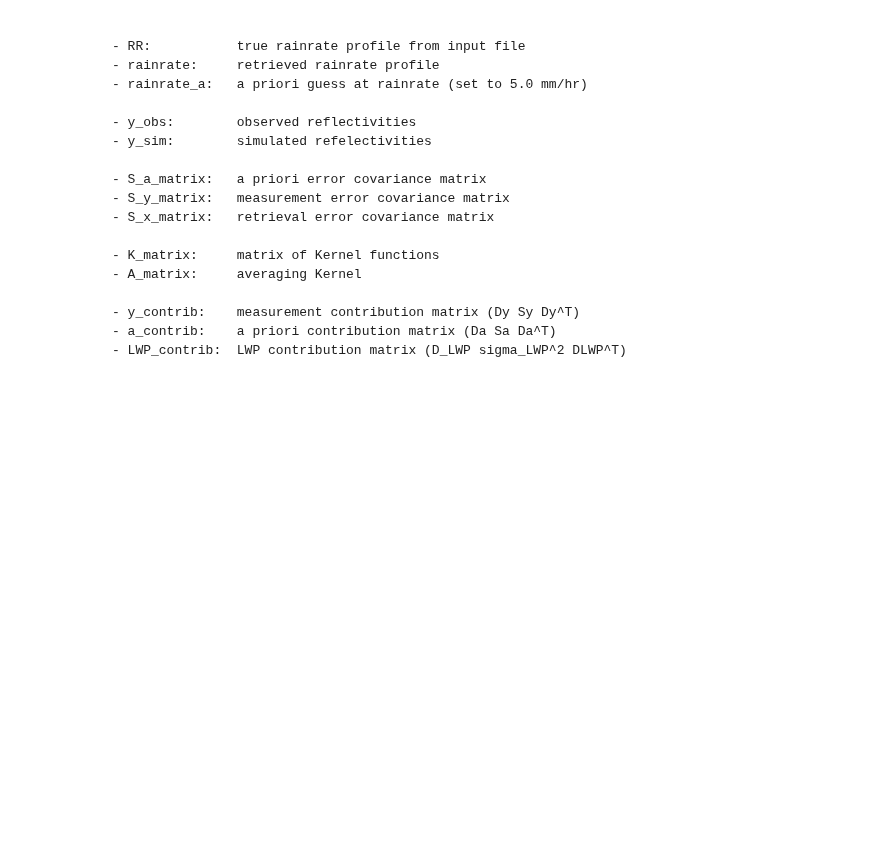
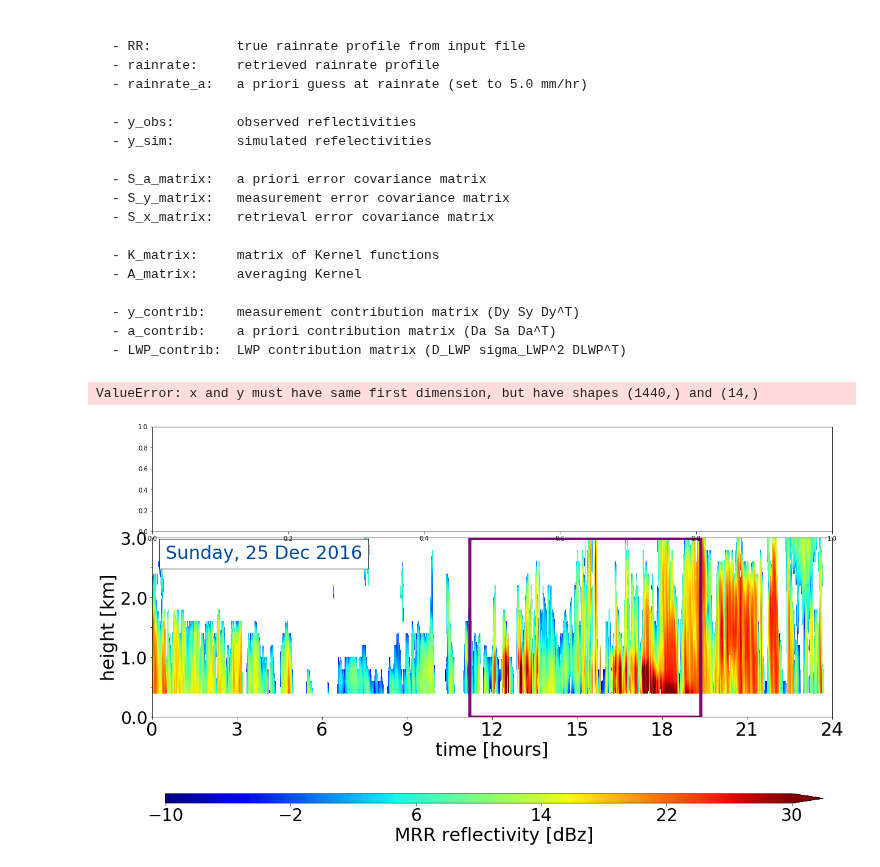
Before and after one commit to franzihe/Python_Masterthesis, a Jupyter notebook: Retrieval/plt_MRR_sfcT.ipynb, the cells around one changed output. Saved outputs shown, nothing was run; the diff lists cells and outputs as text; code cells hidden in the pictures; blank space fills up the shorter version.

```diff
--- a/Retrieval/plt_MRR_sfcT.ipynb
+++ b/Retrieval/plt_MRR_sfcT.ipynb
@@ -90,10 +90,10 @@ def plt_refl(ax0, time_MRR, height_MRR, Ze, calday, day, calmon, year):
 # %%
 year = '2016'
 mon = '12'
-#t = ['21']
-t = ['20', '21', '22', '23', '24', '25', '26', '27']
+t = ['25']
+#t = ['20', '21', '22', '23', '24', '25', '26', '27']
 # %%
-sfig = 1
+sfig = 0
 fig_dir = '../../Figures/MRR/'
 cF.createFolder(fig_dir)
 form = 'png'
@@ -217,34 +219,38 @@ for day in t:
 
 ### plot sfc temp from MetNo data
     ax1 = fig.add_subplot(gs[0:3,:])
-    line = ax1.plot(time_temp, sfc_temp, color = 'r', label = 'Temp', linewidth = 4)
+#    line = ax1.plot(time_temp, sfc_temp, color = 'r', label = 'Temp', linewidth = 4)
+    line = ax1.plot(time_temp, t_apriori, color = 'r', label = 'Temp', linewidth = 4)
     ax1.axhline(y = 0., c ='darkgray', linewidth = 2.5, zorder = 0, linestyle = '--')
     ax1.axhline(y = -6., c ='darkgreen', linewidth = 2, zorder = 0, linestyle = '--')
     ax1.set_xlim([time_temp.min(),240000])
 
 
     ax1.set_yticks(np.arange(-6, 7,3))
     ax1.set_xticks(np.arange(0,250000,30000))
     ax1.set_xticklabels(times)
     ax1.set_ylabel('Temperature [$^\circ$C]',fontsize = label_fs)
     ax1.set_ylim([-6., 6.])
     ax1.tick_params(axis='both', which= 'major', labelsize=tick_fs)
     ax1.legend(loc='upper right', fontsize = legend_fs )
     ax1.tick_params(axis='both', which= 'major', labelsize=tick_fs)
     ax1.grid()
 
     plt.tight_layout()
 
 
 
 
     if sfig == 1:
         fig_name = 'MRR_sfcT_%s%s%s.%s' %(year,mon,day,form)
         SF.save_figure_landscape(fig_dir, fig_name, form)
         print('saved: %s/%s' %(fig_dir,fig_name))
     else:
         plt.show()
     plt.close()
 #################################################################################################
     fnMRR.close()
     fnT.close()
+# %% [output]
+ValueError: x and y must have same first dimension, but have shapes (1440,) and (14,)
+[figure, added]
```
Also changed, not shown: parts of 2 cells of this notebook.
